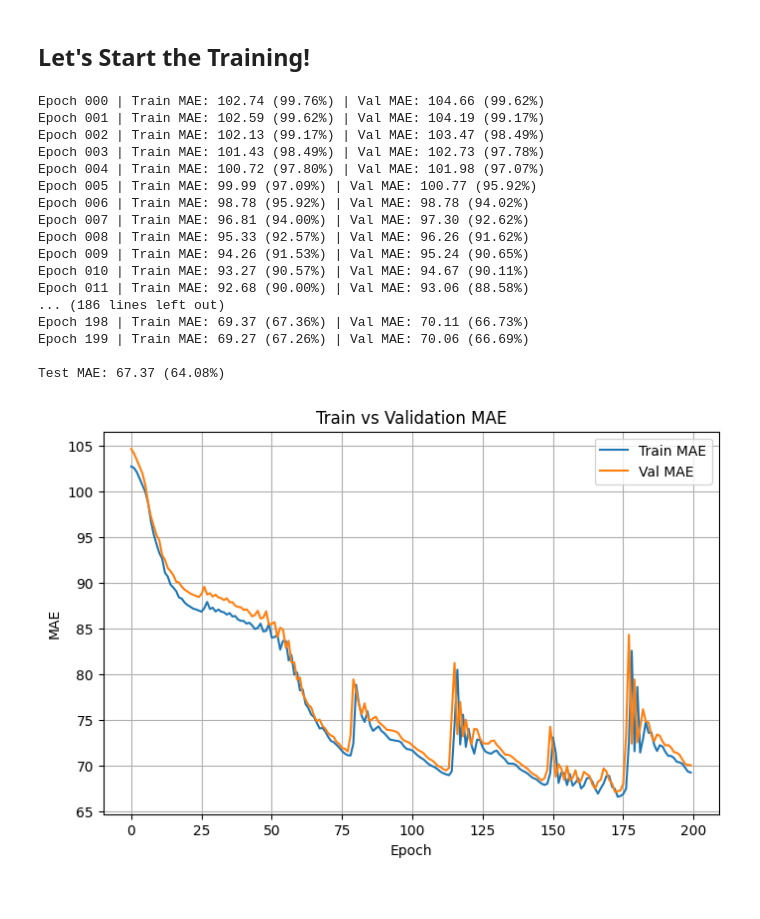
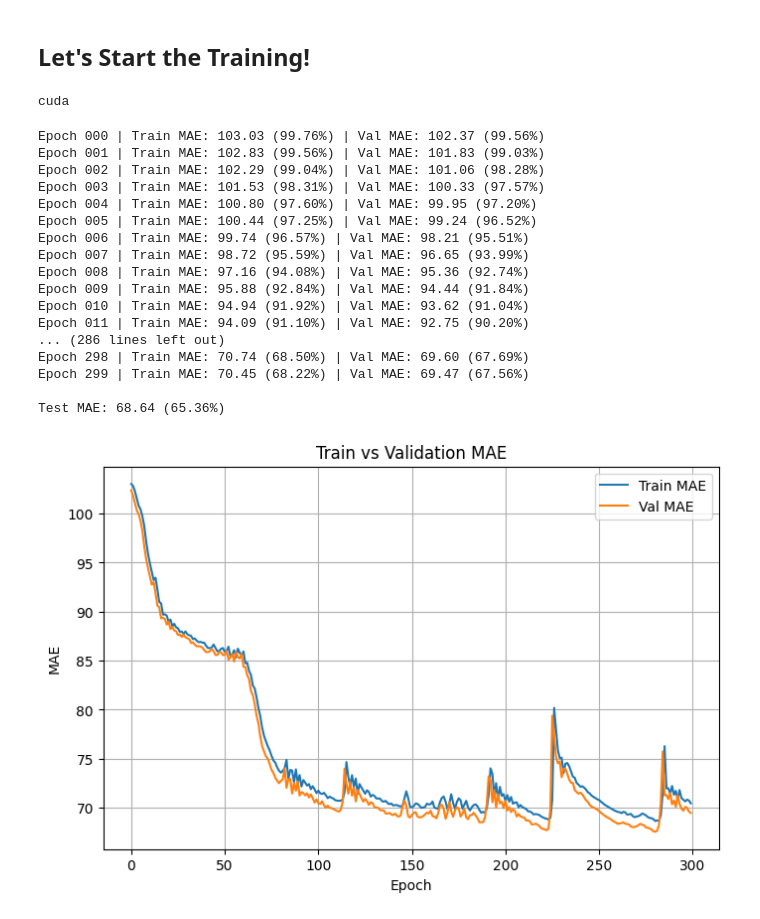
Before and after one commit to westarman/MLG-Project, a Jupyter notebook: models/graphSAGE/grapSAGE.ipynb, the cells around one changed output. Drawn from its saved outputs; the diff is of its cells as text; code cells hidden in the pictures.

Commit message:
added GPU CUDA support for GraphSAGE

```diff
--- a/models/graphSAGE/grapSAGE.ipynb
+++ b/models/graphSAGE/grapSAGE.ipynb
@@ -107,8 +118,8 @@ class GNNStack(torch.nn.Module):
         return x
 
     def loss(self, pred, label):
-        # small loss for under 10 else, bigger
-        return F.smooth_l1_loss(pred, label, beta=10.0)
+        # small mistake = small loss, big mistake =  big loss
+        return F.l1_loss(pred, label)
 # %% [markdown]
 ## GraphSAGE Implementation
 # %%
@@ -295,13 +306,17 @@ def build_optimizer(args, params):
     return scheduler, optimizer
 # %% [markdown]
 ## Let's Start the Training!
+# %%
+device = torch.device('cuda' if torch.cuda.is_available() else 'cpu')
+print(device)
+# %% [output]
+cuda
 # %%
 import torch
 import torch.nn.functional as F
 import copy
 import matplotlib.pyplot as plt
 
-device = torch.device('cuda' if torch.cuda.is_available() else 'cpu')
 data = data.to(device)
 data.x = data.x.detach()
 
@@ -341,7 +356,7 @@ val_pct_errors   = []
 
 best_val_loss = float('inf')
 best_model = None
-epochs = 200
+epochs = 300
 
 for epoch in range(epochs):
 
@@ -350,7 +365,7 @@ for epoch in range(epochs):
     optimizer.zero_grad()
 
     out = model(data)
-    train_loss = F.l1_loss(out[train_idx], data.y[train_idx])
+    train_loss = model.loss(out[train_idx], data.y[train_idx])
     train_loss.backward()
     optimizer.step()
 
@@ -358,7 +373,7 @@ for epoch in range(epochs):
     model.eval()
     with torch.no_grad():
         val_out = model(data)
-        val_loss = F.l1_loss(val_out[val_idx], data.y[val_idx])
+        val_loss = model.loss(val_out[val_idx], data.y[val_idx])
 
     # Track losses
     train_losses.append(train_loss.item())
@@ -384,51 +399,51 @@ for epoch in range(epochs):
 best_model.eval()
 with torch.no_grad():
     test_out = best_model(data)
-    test_mae = F.l1_loss(test_out[test_idx], data.y[test_idx])
+    test_mae = model.loss(test_out[test_idx], data.y[test_idx])
     test_pct_error = (test_mae.item() / mean_test_targets) * 100
     print(f"\nTest MAE: {test_mae.item():.2f} ({test_pct_error:.2f}%)")
 
 # ===========================
 #        PLOTTING
 # ===========================
 
 # Plot absolute MAE
 plt.figure(figsize=(8,5))
 plt.plot(train_losses, label='Train MAE')
 plt.plot(val_losses,   label='Val MAE')
 plt.xlabel('Epoch')
 plt.ylabel('MAE')
 plt.title('Train vs Validation MAE')
 plt.legend()
 plt.grid(True)
 plt.show()
 
 # Plot percentage MAE
 plt.figure(figsize=(8,5))
 plt.plot(train_pct_errors, label='Train MAE (%)')
 plt.plot(val_pct_errors,   label='Val MAE (%)')
 plt.xlabel('Epoch')
 plt.ylabel('MAE (%)')
 plt.title('Train vs Validation MAE (%)')
 plt.legend()
 plt.grid(True)
 plt.show()
 # %% [output]
-Epoch 000 | Train MAE: 102.74 (99.76%) | Val MAE: 104.66 (99.62%)
-Epoch 001 | Train MAE: 102.59 (99.62%) | Val MAE: 104.19 (99.17%)
-Epoch 002 | Train MAE: 102.13 (99.17%) | Val MAE: 103.47 (98.49%)
-Epoch 003 | Train MAE: 101.43 (98.49%) | Val MAE: 102.73 (97.78%)
-Epoch 004 | Train MAE: 100.72 (97.80%) | Val MAE: 101.98 (97.07%)
-Epoch 005 | Train MAE: 99.99 (97.09%) | Val MAE: 100.77 (95.92%)
-Epoch 006 | Train MAE: 98.78 (95.92%) | Val MAE: 98.78 (94.02%)
-Epoch 007 | Train MAE: 96.81 (94.00%) | Val MAE: 97.30 (92.62%)
-Epoch 008 | Train MAE: 95.33 (92.57%) | Val MAE: 96.26 (91.62%)
-Epoch 009 | Train MAE: 94.26 (91.53%) | Val MAE: 95.24 (90.65%)
-Epoch 010 | Train MAE: 93.27 (90.57%) | Val MAE: 94.67 (90.11%)
-Epoch 011 | Train MAE: 92.68 (90.00%) | Val MAE: 93.06 (88.58%)
-... (186 lines left out)
-Epoch 198 | Train MAE: 69.37 (67.36%) | Val MAE: 70.11 (66.73%)
-Epoch 199 | Train MAE: 69.27 (67.26%) | Val MAE: 70.06 (66.69%)
+Epoch 000 | Train MAE: 103.03 (99.76%) | Val MAE: 102.37 (99.56%)
+Epoch 001 | Train MAE: 102.83 (99.56%) | Val MAE: 101.83 (99.03%)
+Epoch 002 | Train MAE: 102.29 (99.04%) | Val MAE: 101.06 (98.28%)
+Epoch 003 | Train MAE: 101.53 (98.31%) | Val MAE: 100.33 (97.57%)
+Epoch 004 | Train MAE: 100.80 (97.60%) | Val MAE: 99.95 (97.20%)
+Epoch 005 | Train MAE: 100.44 (97.25%) | Val MAE: 99.24 (96.52%)
+Epoch 006 | Train MAE: 99.74 (96.57%) | Val MAE: 98.21 (95.51%)
+Epoch 007 | Train MAE: 98.72 (95.59%) | Val MAE: 96.65 (93.99%)
+Epoch 008 | Train MAE: 97.16 (94.08%) | Val MAE: 95.36 (92.74%)
+Epoch 009 | Train MAE: 95.88 (92.84%) | Val MAE: 94.44 (91.84%)
+Epoch 010 | Train MAE: 94.94 (91.92%) | Val MAE: 93.62 (91.04%)
+Epoch 011 | Train MAE: 94.09 (91.10%) | Val MAE: 92.75 (90.20%)
+... (286 lines left out)
+Epoch 298 | Train MAE: 70.74 (68.50%) | Val MAE: 69.60 (67.69%)
+Epoch 299 | Train MAE: 70.45 (68.22%) | Val MAE: 69.47 (67.56%)
 
-Test MAE: 67.37 (64.08%)
+Test MAE: 68.64 (65.36%)
-[figure, old version]
+[figure, new version]
```
Also changed, not shown: parts of 6 cells of this notebook.
